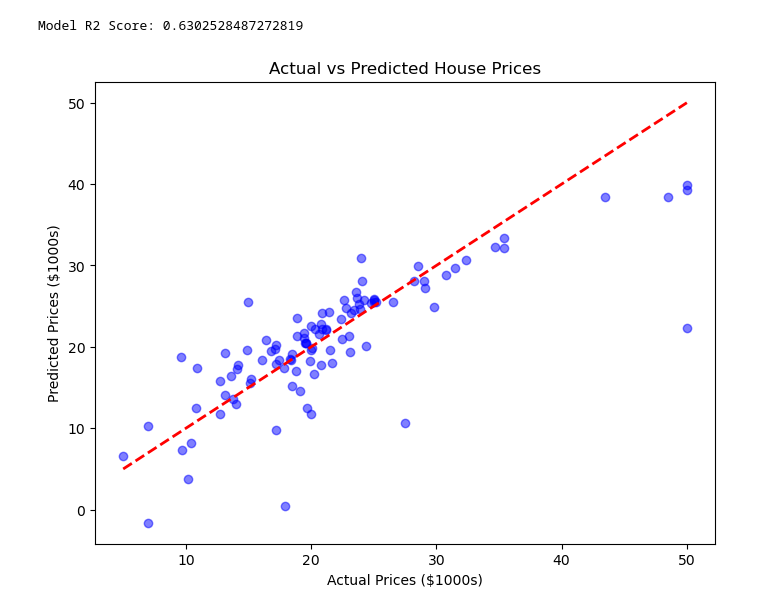
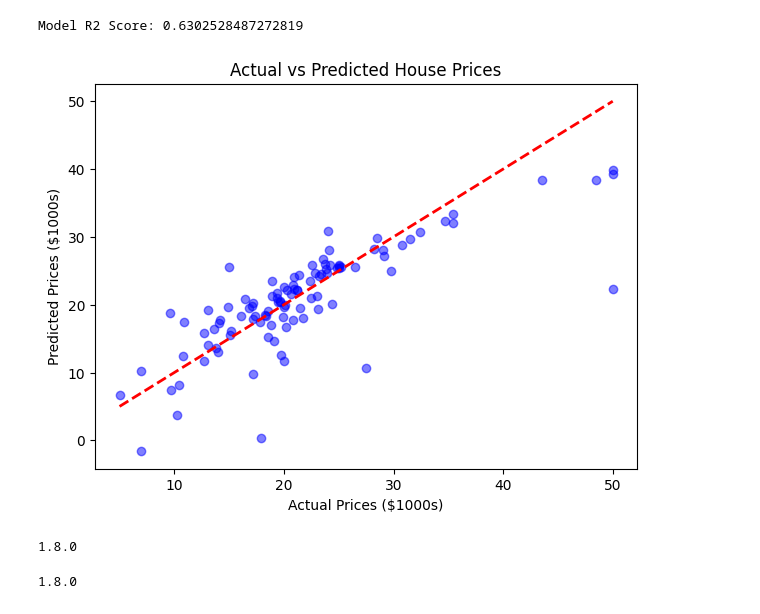
Before and after one commit to radhikamangal1981-creator/Boston-House-Price-Prediction, a Jupyter notebook: Boston Housing Price Prediction.ipynb, the cells around one changed output. Drawn from its saved outputs; the diff is of its cells as text; code cells hidden in the pictures.

```diff
--- a/Boston Housing Price Prediction.ipynb
+++ b/Boston Housing Price Prediction.ipynb
@@ -103,12 +103,24 @@ print("Model R2 Score:",r2_score(y_test, y_pred))
 # %% [output]
 Model R2 Score: 0.6302528487272819
 # %%
-plt.figure(figsize=(8, 6))
+plt.figure(figsize=(7, 5))
 plt.scatter(y_test, y_pred, alpha=0.5, color='blue')
 plt.plot([y_test.min(), y_test.max()], [y_test.min(), y_test.max()], 'r--', lw=2)
 plt.xlabel("Actual Prices ($1000s)")
 plt.ylabel("Predicted Prices ($1000s)")
 plt.title("Actual vs Predicted House Prices")
 plt.show()
 # %% [output]
-[figure, old version]
+[figure, new version]
+# %%
+import joblib
+joblib.dump(model, "house_model.pkl")
+print(sklearn.__version__)
+# %% [output]
+1.8.0
+# %%
+import joblib
+joblib.dump(model, "house_model.pkl")
+print(sklearn.__version__)
+# %% [output]
+1.8.0
```
Also changed, not shown: parts of 2 cells of this notebook, 3 other files.
